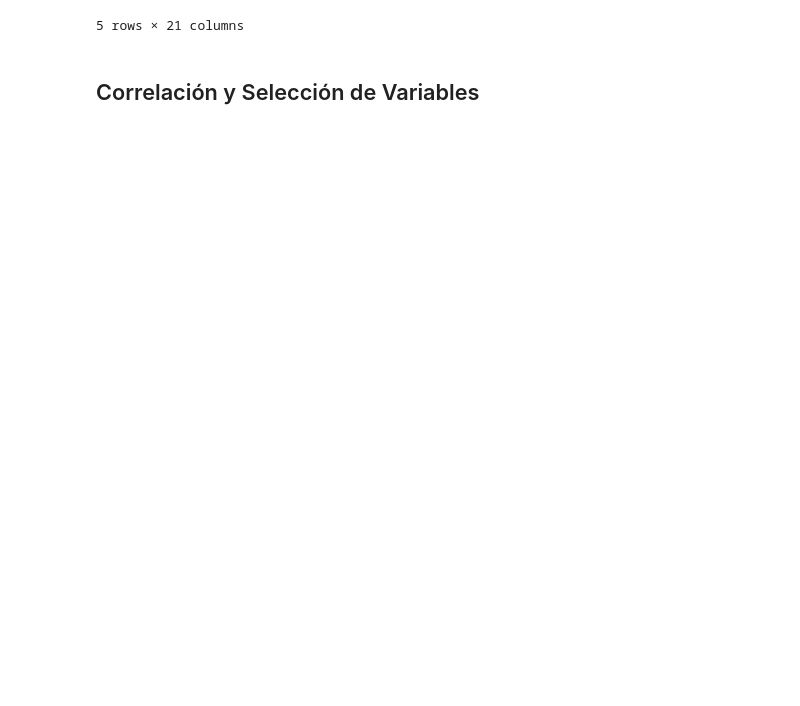
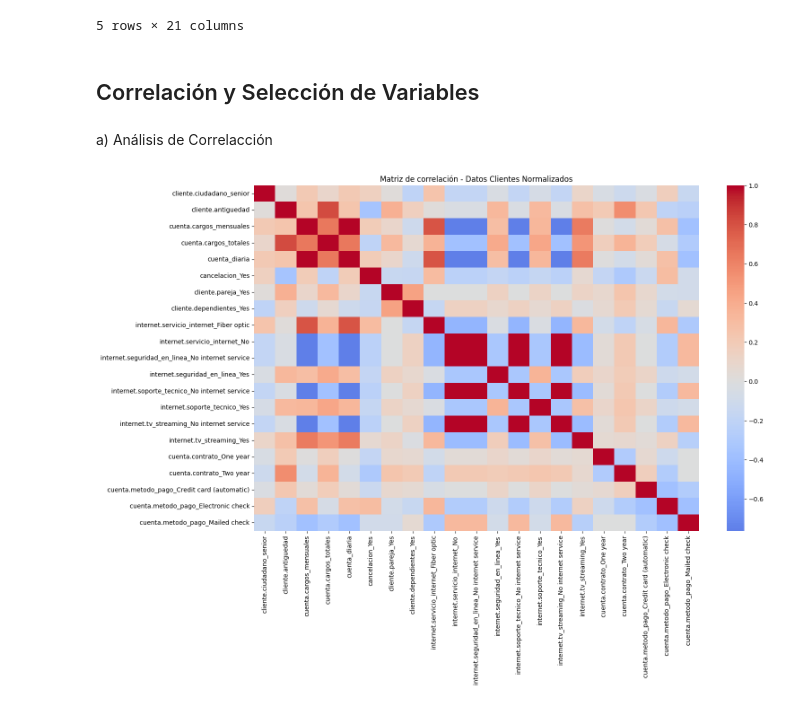
Before and after one commit to paolalarap/challenge_TelecomX2_palp, a Jupyter notebook: Challenge_TelecomX2_palp.ipynb, the cells around one changed output. Saved outputs shown, nothing was run; the diff lists cells and outputs as text; code cells hidden in the pictures; blank space fills up the shorter version.

```diff
--- a/Challenge_TelecomX2_palp.ipynb
+++ b/Challenge_TelecomX2_palp.ipynb
@@ -229,0 +233,12 @@ datos_cliente_normalizado.head()
+# %% [markdown]
+a) Análisis de Correlacción
+# %%
+# Matriz de correlación
+corr = datos_cliente_normalizado.corr()
+
+plt.figure(figsize=(16, 10))
+sns.heatmap(corr, annot=False, cmap='coolwarm', center=0)
+plt.title("Matriz de correlación - Datos Clientes Normalizados")
+plt.show()
+# %% [output]
+[figure, added]
```
Also changed, not shown: parts of 5 cells of this notebook.
